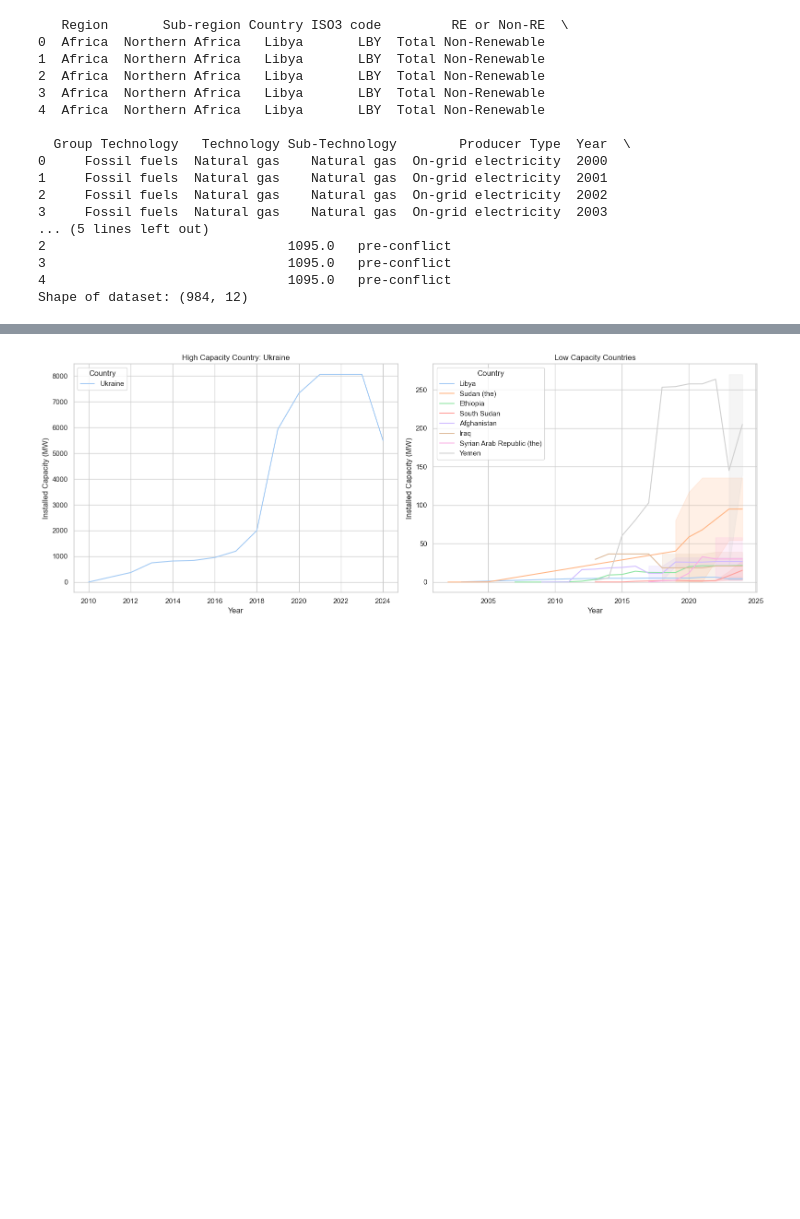
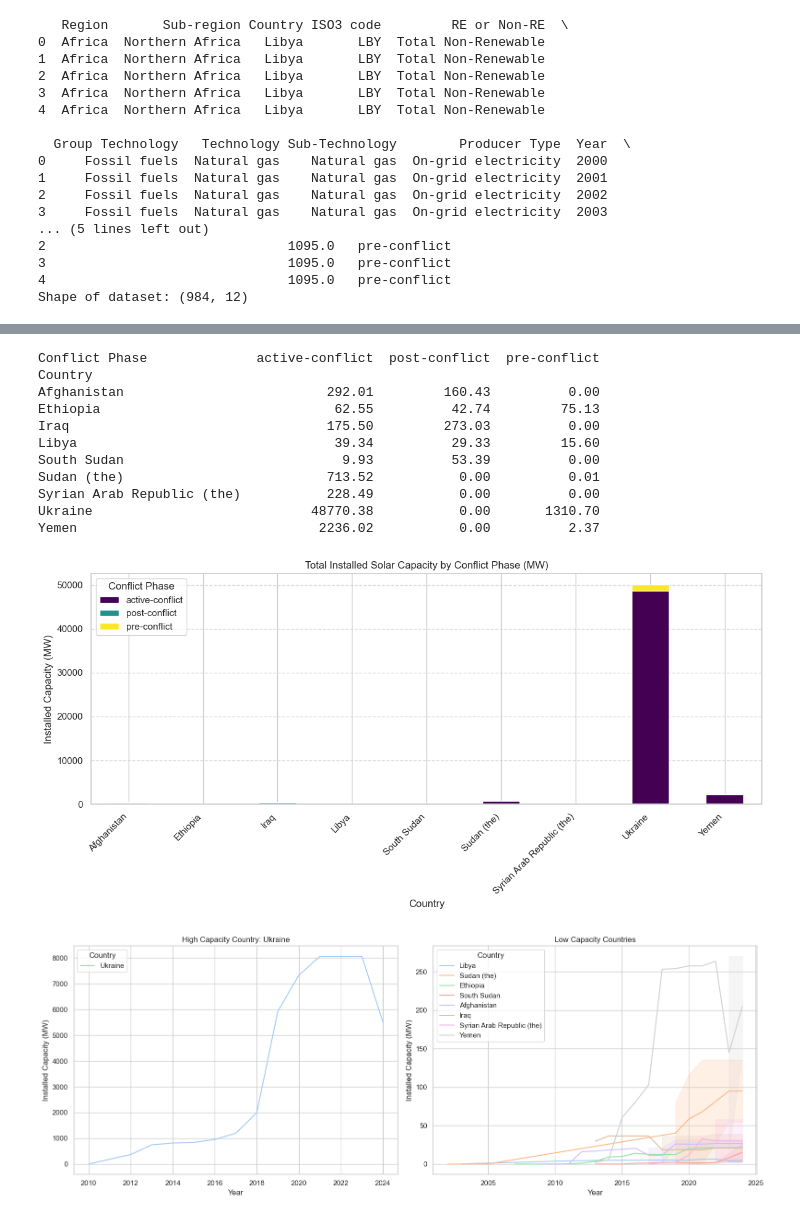
Before and after one commit to MIT-Emerging-Talent/ET6-CDSP-group-08-repo, a Jupyter notebook: 4_data_analysis/phases_analysis.ipynb, the cells around one changed output, grey strips where cells are left out. Drawn from its saved outputs; the diff is of its cells as text; code cells hidden in the pictures; blank space fills up the shorter version.

```diff
--- a/4_data_analysis/phases_analysis.ipynb
+++ b/4_data_analysis/phases_analysis.ipynb
@@ -79,3 +79,19 @@ print("Shape of dataset:", df.shape)
 3                               1095.0   pre-conflict
 4                               1095.0   pre-conflict
 Shape of dataset: (984, 12)
+# %%
+# 4. Data Quality & Standardization:
+
+# Check for missing values
+missing_summary = df.isnull().sum()
+print("Missing values per column:\n", missing_summary)
+
+# Optional: See missing data by country
+missing_by_country = df[df.isnull().any(axis=1)].groupby("Country").size()
+print("Rows with missing data per country:\n", missing_by_country)
+
+# Trim whitespace and convert country names to title case
+df["Country"] = df["Country"].str.strip().str.title()
+
+# Ensure 'Year' column is of integer type
+df["Year"] = df["Year"].astype(int)
@@ -81,0 +115,4 @@ Shape of dataset: (984, 12)
+# %%
+# 5. Sort the dataframe by Country and Year
+df = df.sort_values(by=["Country", "Year"]).reset_index(drop=True)
+df.head()
@@ -97,3 +153,33 @@ solar_df.head()
+# %%
+#7. Solar Energy Analysis
+# Group by Country and Conflict Phase, summing total installed capacity
+solar_by_phase = (
+    solar_df.groupby(["Country", "Conflict Phase"])[
+        "Electricity Installed Capacity (MW)"
+    ]
+    .sum()
+    .reset_index()
+)
+
+#  Pivot for cleaner comparison
+solar_pivot = solar_by_phase.pivot(
+    index="Country",
+    columns="Conflict Phase",
+    values="Electricity Installed Capacity (MW)",
+).fillna(0)
+# %% [output]
+Conflict Phase              active-conflict  post-conflict  pre-conflict
+Country
+Afghanistan                          292.01         160.43          0.00
+Ethiopia                              62.55          42.74         75.13
+Iraq                                 175.50         273.03          0.00
+Libya                                 39.34          29.33         15.60
+South Sudan                            9.93          53.39          0.00
+Sudan (the)                          713.52           0.00          0.01
+Syrian Arab Republic (the)           228.49           0.00          0.00
+Ukraine                            48770.38           0.00       1310.70
+Yemen                               2236.02           0.00          2.37
+[figure, added]
 # %%
 # 5.High vs Low Capacity
 # Ukraine has much higher capacity than others, so we separate it
```
Also changed, not shown: parts of 3 cells of this notebook, 2 other files.
